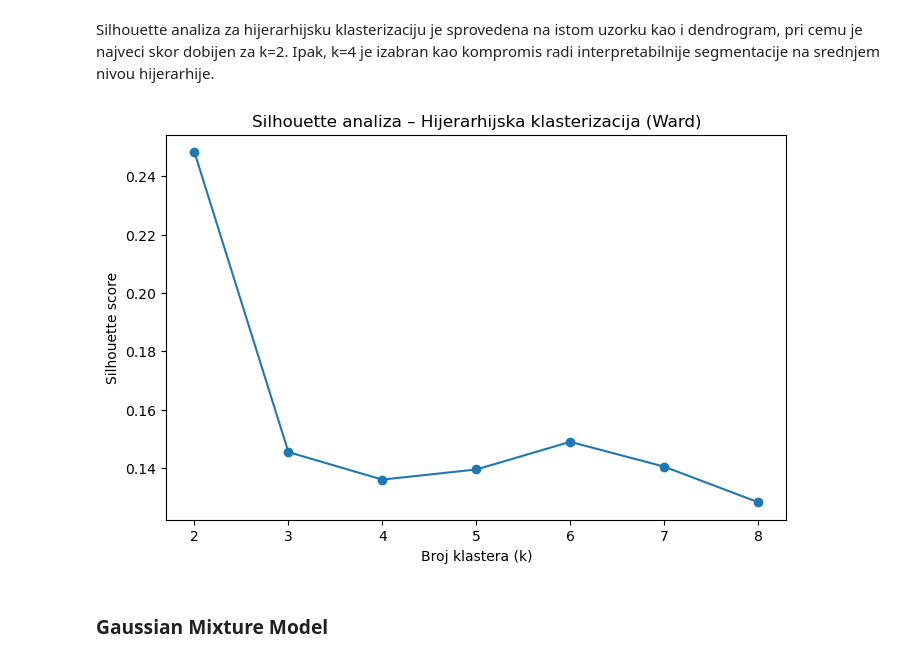
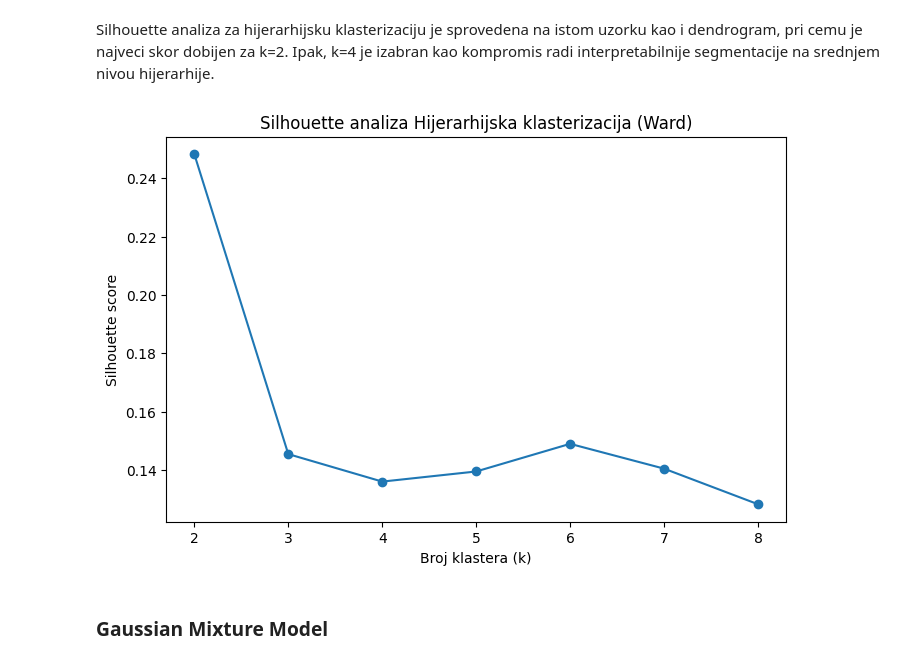
Before and after one commit to nemanjastojanovicc/amazon-sales, a Jupyter notebook: amazon-sales-main.ipynb, the cells around one changed output. Saved outputs shown, nothing was run; the diff lists cells and outputs as text; code cells hidden in the pictures.

```diff
--- a/amazon-sales-main.ipynb
+++ b/amazon-sales-main.ipynb
@@ -623,12 +689,12 @@ na srednjem nivou hijerarhije.
 # %%
 plt.figure(figsize=(8, 5))
 plt.plot(k_range, sil_scores_hier, marker="o")
 plt.xlabel("Broj klastera (k)")
 plt.ylabel("Silhouette score")
-plt.title("Silhouette analiza – Hijerarhijska klasterizacija (Ward)")
+plt.title("Silhouette analiza Hijerarhijska klasterizacija (Ward)")
 plt.show()
 # %% [output]
-[figure, old version]
+[figure, new version]
 # %% [markdown]
 ### Gaussian Mixture Model
 # %%
```
Also changed, not shown: parts of 18 cells of this notebook.
